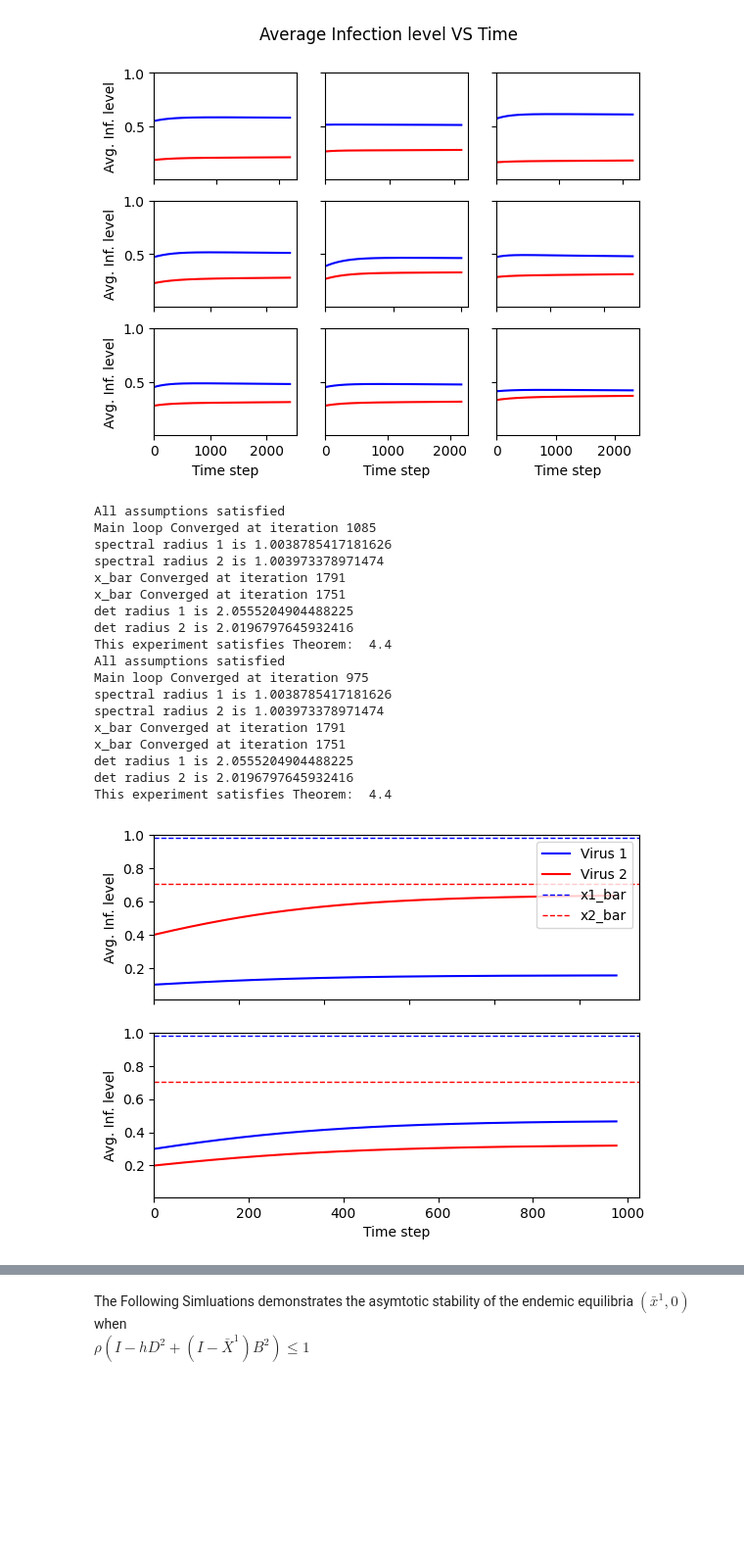
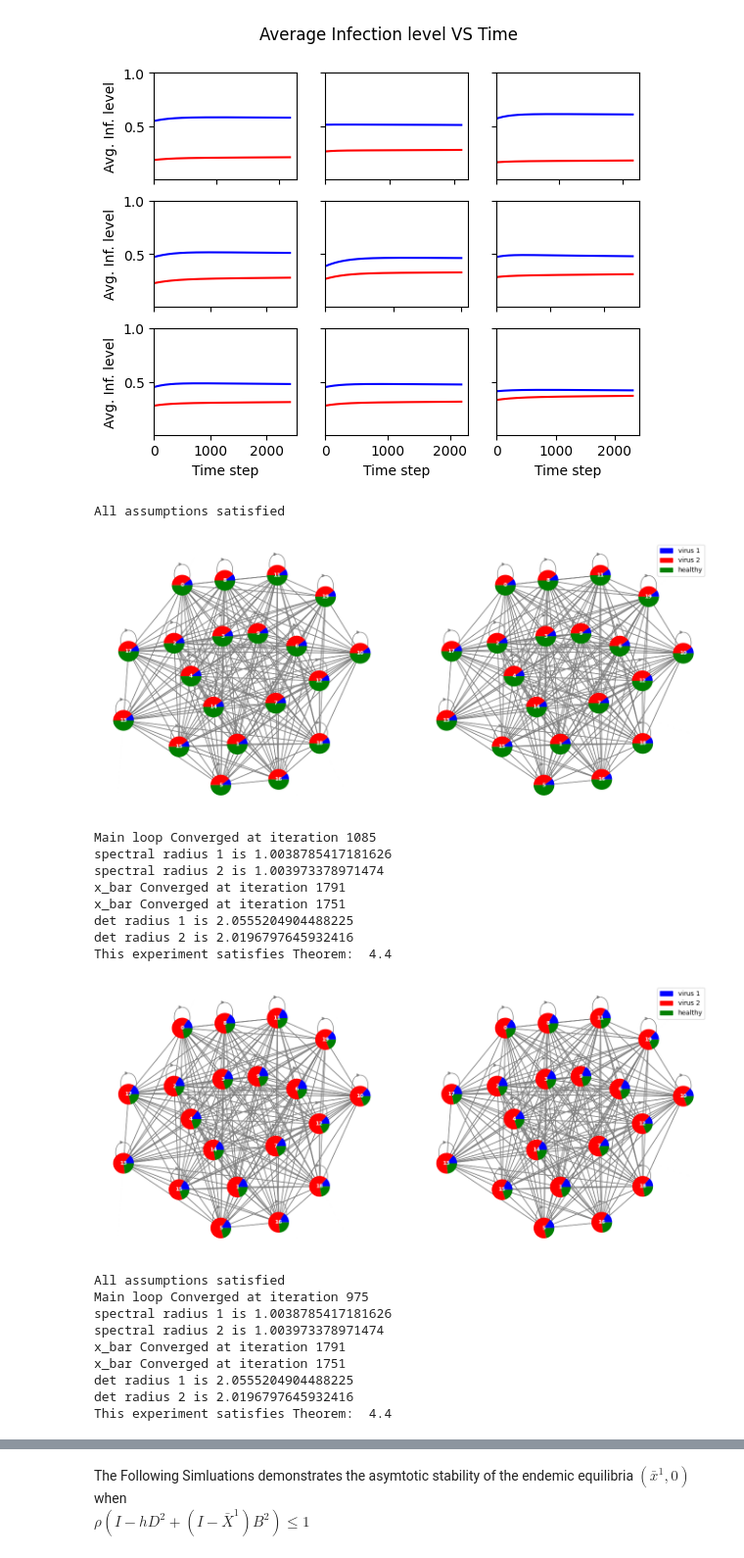
Before and after one commit to mrhoggboss/Discrete-time-competitive-bivirus-SIS, a Jupyter notebook: experiment_Theorem4.ipynb, the cells around one changed output, grey strips where cells are left out. Shown at 98% size. Saved outputs shown, nothing was run; the diff lists cells and outputs as text; code cells hidden in the pictures; blank space fills up the shorter version.

```diff
--- a/experiment_Theorem4.ipynb
+++ b/experiment_Theorem4.ipynb
@@ -338,61 +353,58 @@ det radius 2 is 2.0196797645932416
 This experiment satisfies Theorem:  4.4
 [figure]
 # %%
-# Completely random initializations
 x1_histories = []
 x2_histories = []
 x1_avg_histories = []
 x2_avg_histories = []
+import networkx as nx
 
-# for i in range(2):
-#     x1 = np.random.uniform(0, 1, config.N)
-#     x2 = np.random.uniform(0, 1 - x1, config.N)
-#     bivirus.check_basic_assumptions(x1, x2, B, delta, config)
-#     results = bivirus.run_simulation(x1, x2, B, delta, config)
-#     print("This experiment satisfies Theorem: ", bivirus.check_theorem_4(x1, x2, B, delta, config))
-#     x1_histories.append(results["x1_history"])
-#     x2_histories.append(results["x2_history"])
-#     x1_avg_histories.append(results["x1_avg_history"])
-#     x2_avg_histories.append(results["x2_avg_history"])
+B1 = nx.from_numpy_array(B[0], create_using=nx.DiGraph)
+B2 = nx.from_numpy_array(B[1], create_using=nx.DiGraph)
+default_pos = nx.spring_layout(B1)
 
 x1 = 0.1 * np.ones(config.N)
 x2 = 0.4 * np.ones(config.N)
 bivirus.check_basic_assumptions(x1, x2, B, delta, config)
+bivirus.plot_two_networks_piechart_nodes(B1, B2, x1, x2, pos1=default_pos, pos2=default_pos)
+
 results = bivirus.run_simulation(x1, x2, B, delta, config)
 print("This experiment satisfies Theorem: ", bivirus.check_theorem_4(B, delta, config))
 x1_histories.append(results["x1_history"])
 x2_histories.append(results["x2_history"])
 x1_avg_histories.append(results["x1_avg_history"])
 x2_avg_histories.append(results["x2_avg_history"])
+bivirus.plot_two_networks_piechart_nodes(B1, B2, results["x1_history"][-1], results["x2_history"][-1], pos1=default_pos, pos2=default_pos)
 
 x1 = 0.3 * np.ones(config.N)
 x2 = 0.2 * np.ones(config.N)
 bivirus.check_basic_assumptions(x1, x2, B, delta, config)
 results = bivirus.run_simulation(x1, x2, B, delta, config)
 print("This experiment satisfies Theorem: ", bivirus.check_theorem_4(B, delta, config))
 x1_histories.append(results["x1_history"])
 x2_histories.append(results["x2_history"])
 x1_avg_histories.append(results["x1_avg_history"])
 x2_avg_histories.append(results["x2_avg_history"])
 
 bivirus.plot_simulation_1by2(x1_avg_histories, x2_avg_histories, x1_bar_avg=np.mean(x1_bar), x2_bar_avg=np.mean(x2_bar), yscale='linear')
 # %% [output]
 All assumptions satisfied
-Main loop Converged at iteration 1085
-spectral radius 1 is 1.0038785417181626
-spectral radius 2 is 1.003973378971474
-x_bar Converged at iteration 1791
-x_bar Converged at iteration 1751
-det radius 1 is 2.0555204904488225
-det radius 2 is 2.0196797645932416
-This experiment satisfies Theorem:  4.4
-All assumptions satisfied
-Main loop Converged at iteration 975
-spectral radius 1 is 1.0038785417181626
-spectral radius 2 is 1.003973378971474
-x_bar Converged at iteration 1791
-x_bar Converged at iteration 1751
-det radius 1 is 2.0555204904488225
-det radius 2 is 2.0196797645932416
-This experiment satisfies Theorem:  4.4
-[figure, old version]
+[figure, new version]
+Main loop Converged at iteration 1085
+spectral radius 1 is 1.0038785417181626
+spectral radius 2 is 1.003973378971474
+x_bar Converged at iteration 1791
+x_bar Converged at iteration 1751
+det radius 1 is 2.0555204904488225
+det radius 2 is 2.0196797645932416
+This experiment satisfies Theorem:  4.4
+[figure, added]
+All assumptions satisfied
+Main loop Converged at iteration 975
+spectral radius 1 is 1.0038785417181626
+spectral radius 2 is 1.003973378971474
+x_bar Converged at iteration 1791
+x_bar Converged at iteration 1751
+det radius 1 is 2.0555204904488225
+det radius 2 is 2.0196797645932416
+This experiment satisfies Theorem:  4.4
```
Also changed, not shown: parts of 4 cells of this notebook, 6 other files.
